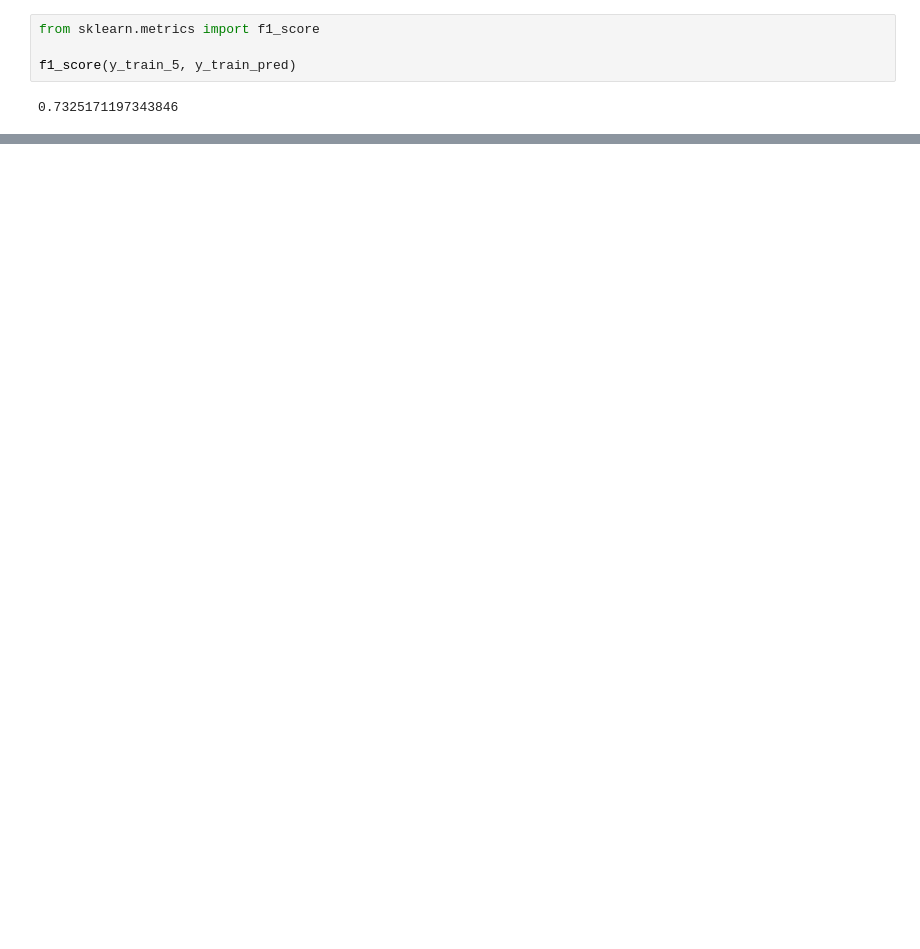
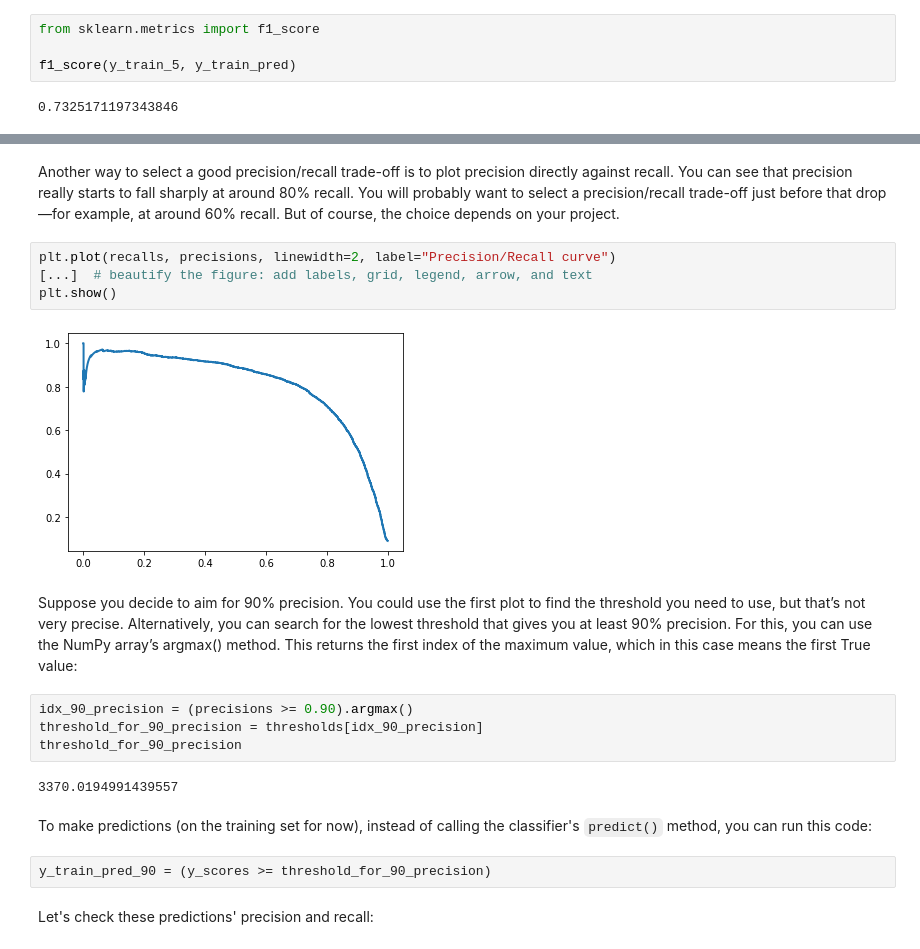
Before and after one commit to CMPSC-310-AI-Spring2023/activity08_classification-jjumadinova, a Jupyter notebook: CMPSC_310_Activity8.ipynb, the cells around one changed output, grey strips where cells are left out. Drawn from its saved outputs; the diff is of its cells as text; blank space fills up the shorter version.

```diff
--- a/CMPSC_310_Activity8.ipynb
+++ b/CMPSC_310_Activity8.ipynb
@@ -127,0 +224,22 @@ f1_score(y_train_5, y_train_pred)
+# %% [markdown]
+Another way to select a good precision/recall trade-off is to plot precision directly against recall. You can see that precision really starts to fall sharply at around 80% recall. You will probably want to select a precision/recall trade-off just before that drop—for example, at around 60% recall. But of course, the choice depends on your project.
+# %%
+plt.plot(recalls, precisions, linewidth=2, label="Precision/Recall curve")
+[...]  # beautify the figure: add labels, grid, legend, arrow, and text
+plt.show()
+# %% [output]
+[figure, added]
+# %% [markdown]
+Suppose you decide to aim for 90% precision. You could use the first plot to find the threshold you need to use, but that’s not very precise. Alternatively, you can search for the lowest threshold that gives you at least 90% precision. For this, you can use the NumPy array’s argmax() method. This returns the first index of the maximum value, which in this case means the first True value:
+# %%
+idx_90_precision = (precisions >= 0.90).argmax()
+threshold_for_90_precision = thresholds[idx_90_precision]
+threshold_for_90_precision
+# %% [output]
+3370.0194991439557
+# %% [markdown]
+To make predictions (on the training set for now), instead of calling the classifier's `predict()` method, you can run this code:
+# %%
+y_train_pred_90 = (y_scores >= threshold_for_90_precision)
+# %% [markdown]
+Let's check these predictions' precision and recall:
```
Also changed, not shown: parts of 37 cells of this notebook.
